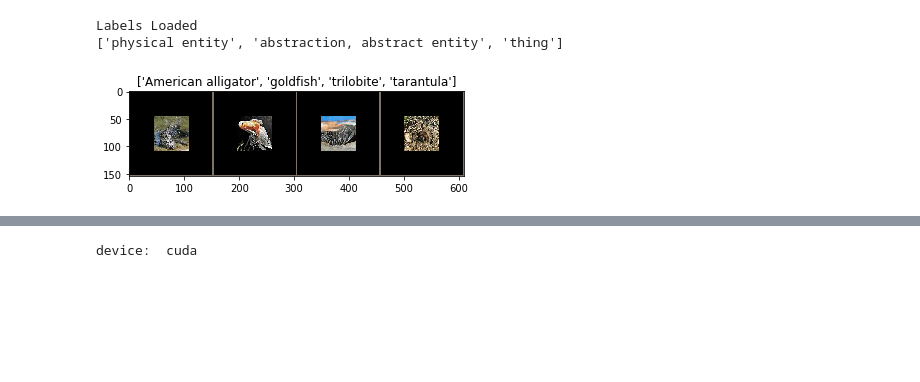
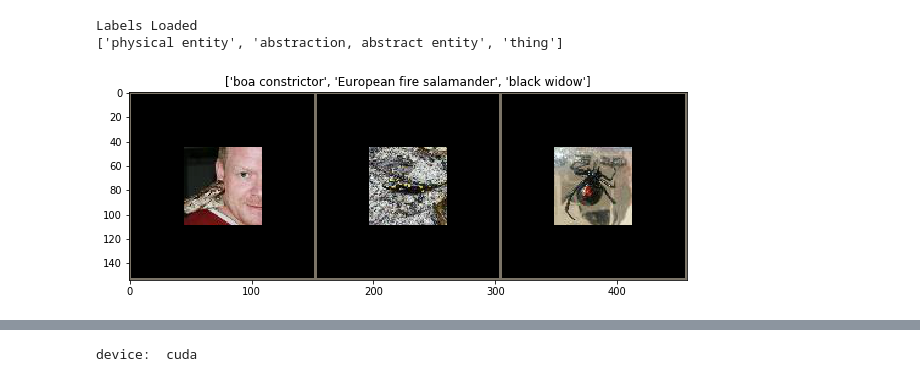
Before and after one commit to ellaelu/alexnet-implementation, a Jupyter notebook: loading_data.ipynb, the cells around one changed output, grey strips where cells are left out. Cells and saved outputs as stored; diff of their text form; code cells hidden in the pictures; blank space fills up the shorter version.

Commit message:
- Finalizing code, model, added results, images, and figures.

```diff
--- a/loading_data.ipynb
+++ b/loading_data.ipynb
@@ -22,7 +22,16 @@ import torchvision.models as models
 from torch.utils.tensorboard import SummaryWriter
 %matplotlib inline
 
-plt.rcParams['figure.figsize'] = (12, 12)
+plt.rcParams['font.size'] = 10
+plt.rcParams['axes.labelsize'] = 10
+plt.rcParams['axes.labelweight'] = 'bold'
+plt.rcParams['xtick.labelsize'] = 8
+plt.rcParams['ytick.labelsize'] = 8
+plt.rcParams['legend.fontsize'] = 10
+
+# create a color palette
+cols = ['#00429d', '#2d5c9d', '#4575a0', '#5c8da4', '#75a5ab', '#92bdb5', '#b3d4c1', '#d7eacf',
+        '#e8ded2', '#eebea9', '#eb9f85', '#e38067', '#d66250', '#c44440', '#ae2538', '#93003a']
 # %%
 """
 load tinyimage net dataset and return
@@ -137,15 +148,21 @@ img: tensor object representing the image
 title: caption/title of that specific image
 ----------
 """
-def imshow(img, title=None):
+def deprocess(img, title=None):
     img = img.numpy().transpose((1, 2, 0))
     mean = np.array([0.485, 0.456, 0.406])
     std = np.array([0.229, 0.224, 0.225])
     img = std*img + mean
     img = np.clip(img, 0, 1)
-    plt.imshow(img)
+    return img
+
+def imshow(img, title=None):
+    fig, ax = plt.subplots()
+    im = ax.imshow(img)
     if title is not None:
         plt.title(title)
+
+
     plt.pause(0.001) #Pause is necessary to display images correctly
 # %%
 data,sizes,classes = load_data('tinyimage10')
@@ -164,13 +183,12 @@ Labels Loaded
 # %%
 # Get a batch of training data
-inputs, labels_id = next(iter(data['train']))
+inputs, labels_id = next(iter(data['test']))
+# Make a grid from batch
+out = torchvision.utils.make_grid(inputs[0:3], nrow = 3)
 
-# Make a grid from batch
-out = torchvision.utils.make_grid(inputs[0:4], nrow = 4)
-
-imshow(out, title=[get_label(x) for x in labels_id[0:4]])
+imshow(deprocess(out), title=[get_label(x) for x in labels_id[0:3]])
 # %% [output]
-[figure, old version]
+[figure, new version]
 # %%
 """
 Reproduced AlexNet model.
```
Also changed, not shown: parts of 18 cells of this notebook, 25 other files.
